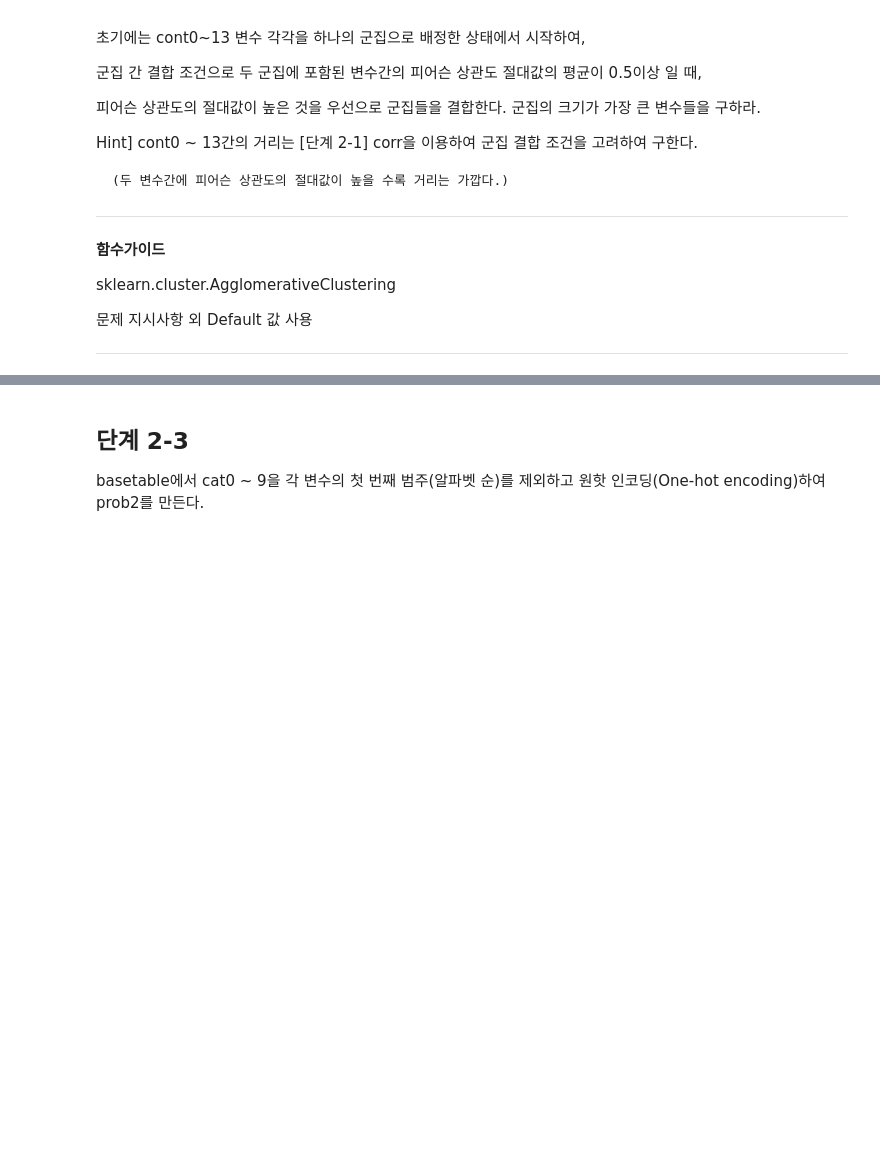
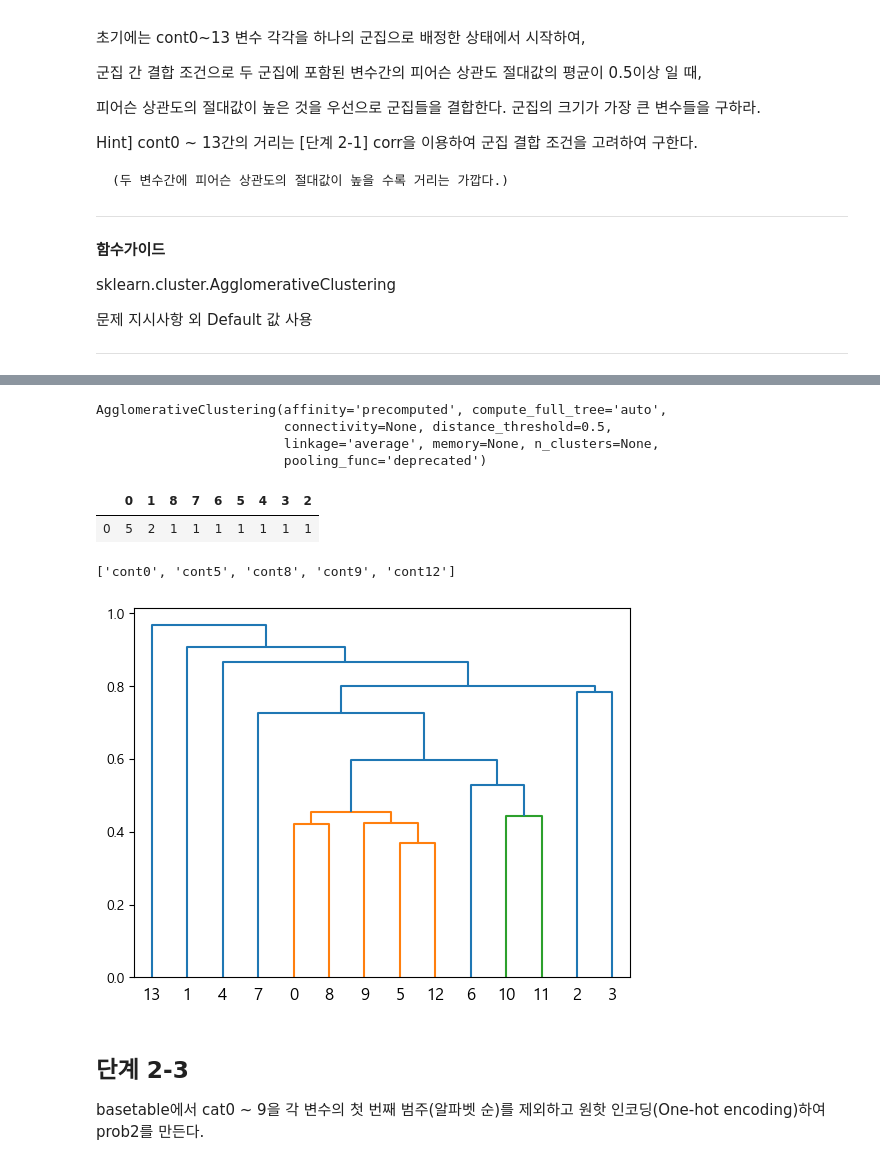
Before and after one commit to sunkusun9/DS_lv3_2404_2, a Jupyter notebook: sec_ds_lv3_prob2_prob.ipynb, the cells around one changed output, grey strips where cells are left out. Drawn from its saved outputs; the diff is of its cells as text; code cells hidden in the pictures; blank space fills up the shorter version.

```diff
--- a/sec_ds_lv3_prob2_prob.ipynb
+++ b/sec_ds_lv3_prob2_prob.ipynb
@@ -619,3 +638,45 @@ sklearn.cluster.AgglomerativeClustering
+# %%
+from sklearn.cluster import AgglomerativeClustering
+clu_agg = AgglomerativeClustering(
+    n_clusters = None,
+    affinity='precomputed', # 군집 간 결합 조건으로 두 군집에 포함된 변수간의 피어슨 상관도 절대값의 평균이
+    linkage = 'average', # 피어슨 상관도 절대값의 평균
+    distance_threshold = 0.5, # 0.5이상 일 때→ 이하
+)
+clu_agg.fit(df_dist)
+# %% [output]
+AgglomerativeClustering(affinity='precomputed', compute_full_tree='auto',
+                        connectivity=None, distance_threshold=0.5,
+                        linkage='average', memory=None, n_clusters=None,
+                        pooling_func='deprecated')
+# %%
+pd.Series(clu_agg.labels_).value_counts().to_frame().T
+# %% [output]
+|  | 0 | 1 | 8 | 7 | 6 | 5 | 4 | 3 | 2 |
+| 0 | 5 | 2 | 1 | 1 | 1 | 1 | 1 | 1 | 1 |
+# %%
+X_corr = np.array(cont_cols)[clu_agg.labels_ == 0].tolist()
+X_corr
+# %% [output]
+['cont0', 'cont5', 'cont8', 'cont9', 'cont12']
+# %%
+# 속성에 대한 연관성으로 사용하고 있는 방법입니다.
+# scipy에 있는 cluster 모듈로 구현해보고
+# 속성간에 연관성을 시각화 해봅니다.
+from scipy.cluster import hierarchy
+from scipy.spatial.distance import squareform
+
+df_corr = df_basetable[['cont{}'.format(i) for i in range(14)]].corr()
+df_dist = 1 - df_corr.abs()
+
+# scipy.cluster hierarchy를 통해 군집화를 합니다.
+Z = hierarchy.linkage(squareform(df_dist), method='average')
+plt.figure()
+# 군집 결합 입계점을 0.5로 하여 색상으로 군집들을 표시합니다.
+hierarchy.dendrogram(Z, color_threshold=0.5)
+plt.show()
+# %% [output]
+[figure, added]
 # %% [markdown]
 ## 단계 2-3
 
```
Also changed, not shown: parts of 53 cells of this notebook.
